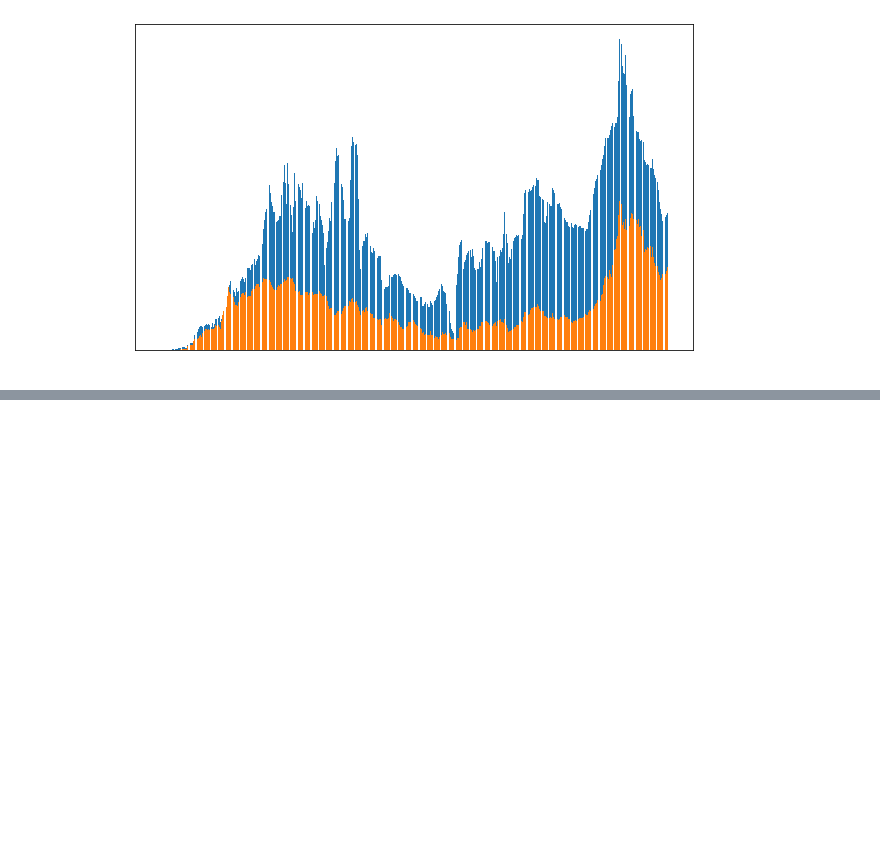
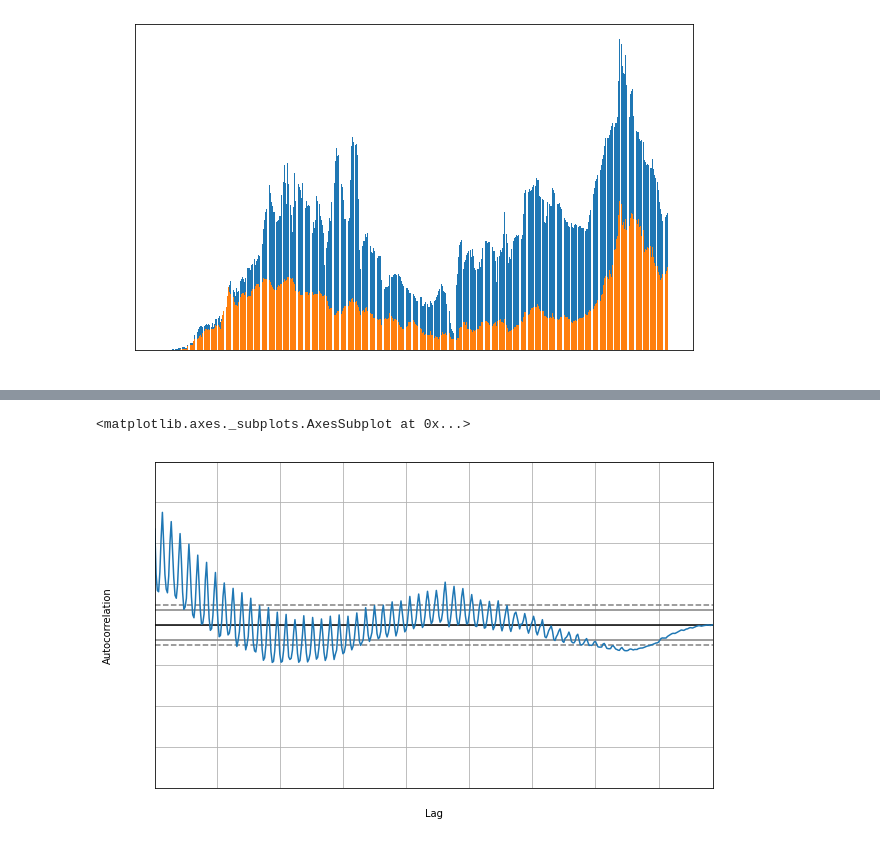
Before and after one commit to ViniciusCastillo/Aprendendo, a Jupyter notebook: BootcampAlura_Modulo3_Aula1.ipynb, the cells around one changed output, grey strips where cells are left out. Cells and saved outputs as stored; diff of their text form; code cells hidden in the pictures; blank space fills up the shorter version.

```diff
--- a/BootcampAlura_Modulo3_Aula1.ipynb
+++ b/BootcampAlura_Modulo3_Aula1.ipynb
@@ -132,0 +138,6 @@ plt.bar(dados_sp["datahora"], dados_sp["media_movel_obitos"]*10)
+# %%
+from pandas.plotting import autocorrelation_plot
+autocorrelation_plot(dados_sp['casos_novos'])
+# %% [output]
+<matplotlib.axes._subplots.AxesSubplot at 0x...>
+[figure, added]
```
Also changed, not shown: parts of 13 cells of this notebook.
